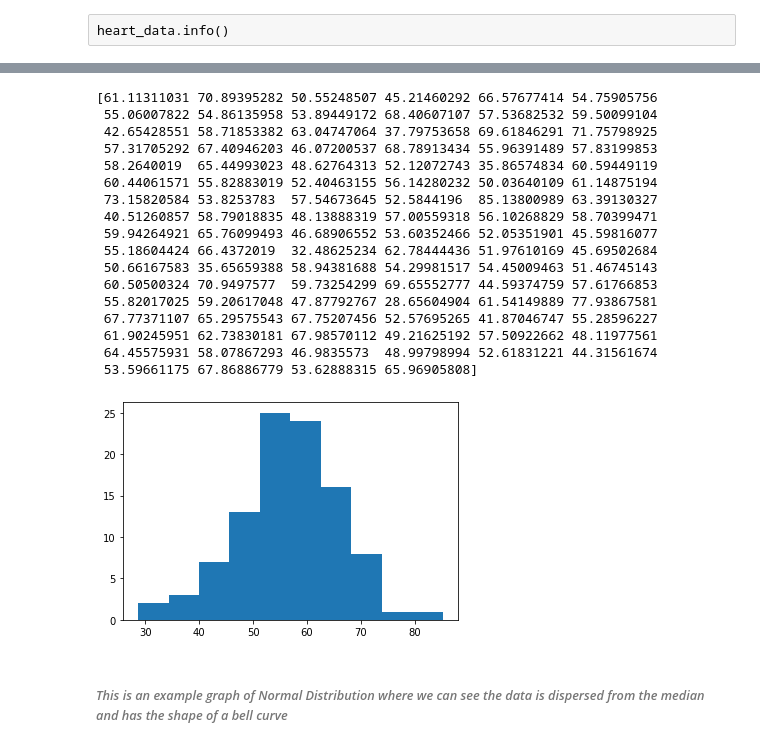
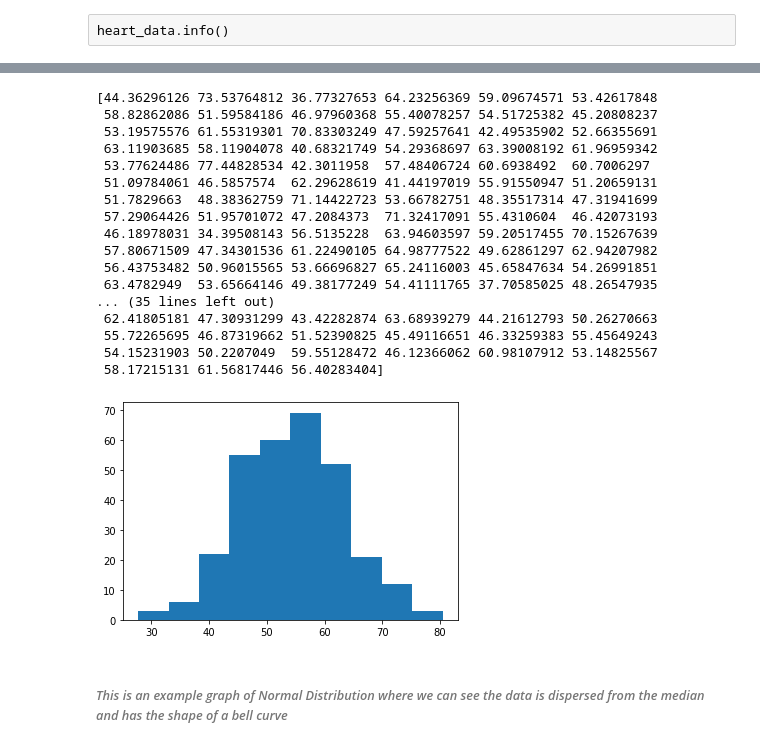
Before and after one commit to Trishmcc/Synthesised_Dataset, a Jupyter notebook: Synthesised_Dataset.ipynb, the cells around one changed output, grey strips where cells are left out. Cells and saved outputs as stored; diff of their text form; code cells hidden in the pictures.

```diff
--- a/Synthesised_Dataset.ipynb
+++ b/Synthesised_Dataset.ipynb
@@ -224,33 +226,33 @@ The distribution's variance is v. A normal deviate is a random variable that has
 # %%
 #Age - Normal Distribution
 
-mu, sigma = 55, 10 # mean and standard deviation
+mu, sigma = 54, 9.08 # mean and standard deviation
 
-s = np.random.normal(mu, sigma, 100)
-s
-print(s)
+age_data = np.random.normal(mu, sigma, 303)
+age_data
+print(age_data)
 # Displaying Data
-plt.hist(s)
+plt.hist(age_data)
 plt.show()
 # %% [output]
-[61.11311031 70.89395282 50.55248507 45.21460292 66.57677414 54.75905756
- 55.06007822 54.86135958 53.89449172 68.40607107 57.53682532 59.50099104
- 42.65428551 58.71853382 63.04747064 37.79753658 69.61846291 71.75798925
- 57.31705292 67.40946203 46.07200537 68.78913434 55.96391489 57.83199853
- 58.2640019  65.44993023 48.62764313 52.12072743 35.86574834 60.59449119
- 60.44061571 55.82883019 52.40463155 56.14280232 50.03640109 61.14875194
- 73.15820584 53.8253783  57.54673645 52.5844196  85.13800989 63.39130327
- 40.51260857 58.79018835 48.13888319 57.00559318 56.10268829 58.70399471
- 59.94264921 65.76099493 46.68906552 53.60352466 52.05351901 45.59816077
- 55.18604424 66.4372019  32.48625234 62.78444436 51.97610169 45.69502684
- 50.66167583 35.65659388 58.94381688 54.29981517 54.45009463 51.46745143
- 60.50500324 70.9497577  59.73254299 69.65552777 44.59374759 57.61766853
- 55.82017025 59.20617048 47.87792767 28.65604904 61.54149889 77.93867581
- 67.77371107 65.29575543 67.75207456 52.57695265 41.87046747 55.28596227
- 61.90245951 62.73830181 67.98570112 49.21625192 57.50922662 48.11977561
- 64.45575931 58.07867293 46.9835573  48.99798994 52.61831221 44.31561674
- 53.59661175 67.86886779 53.62888315 65.96905808]
+[44.36296126 73.53764812 36.77327653 64.23256369 59.09674571 53.42617848
+ 58.82862086 51.59584186 46.97960368 55.40078257 54.51725382 45.20808237
+ 53.19575576 61.55319301 70.83303249 47.59257641 42.49535902 52.66355691
+ 63.11903685 58.11904078 40.68321749 54.29368697 63.39008192 61.96959342
+ 53.77624486 77.44828534 42.3011958  57.48406724 60.6938492  60.7006297
+ 51.09784061 46.5857574  62.29628619 41.44197019 55.91550947 51.20659131
+ 51.7829663  48.38362759 71.14422723 53.66782751 48.35517314 47.31941699
+ 57.29064426 51.95701072 47.2084373  71.32417091 55.4310604  46.42073193
+ 46.18978031 34.39508143 56.5135228  63.94603597 59.20517455 70.15267639
+ 57.80671509 47.34301536 61.22490105 64.98777522 49.62861297 62.94207982
+ 56.43753482 50.96015565 53.66696827 65.24116003 45.65847634 54.26991851
+ 63.4782949  53.65664146 49.38177249 54.41111765 37.70585025 48.26547935
+... (35 lines left out)
+ 62.41805181 47.30931299 43.42282874 63.68939279 44.21612793 50.26270663
+ 55.72265695 46.87319662 51.52390825 45.49116651 46.33259383 55.45649243
+ 54.15231903 50.2207049  59.55128472 46.12366062 60.98107912 53.14825567
+ 58.17215131 61.56817446 56.40283404]
-[figure, old version]
+[figure, new version]
 # %% [markdown]
 ###### *This is an example graph of Normal Distribution where we can see the data is dispersed from the median and has the shape of a bell curve*
 # %% [markdown]
```
Also changed, not shown: parts of 18 cells of this notebook.
